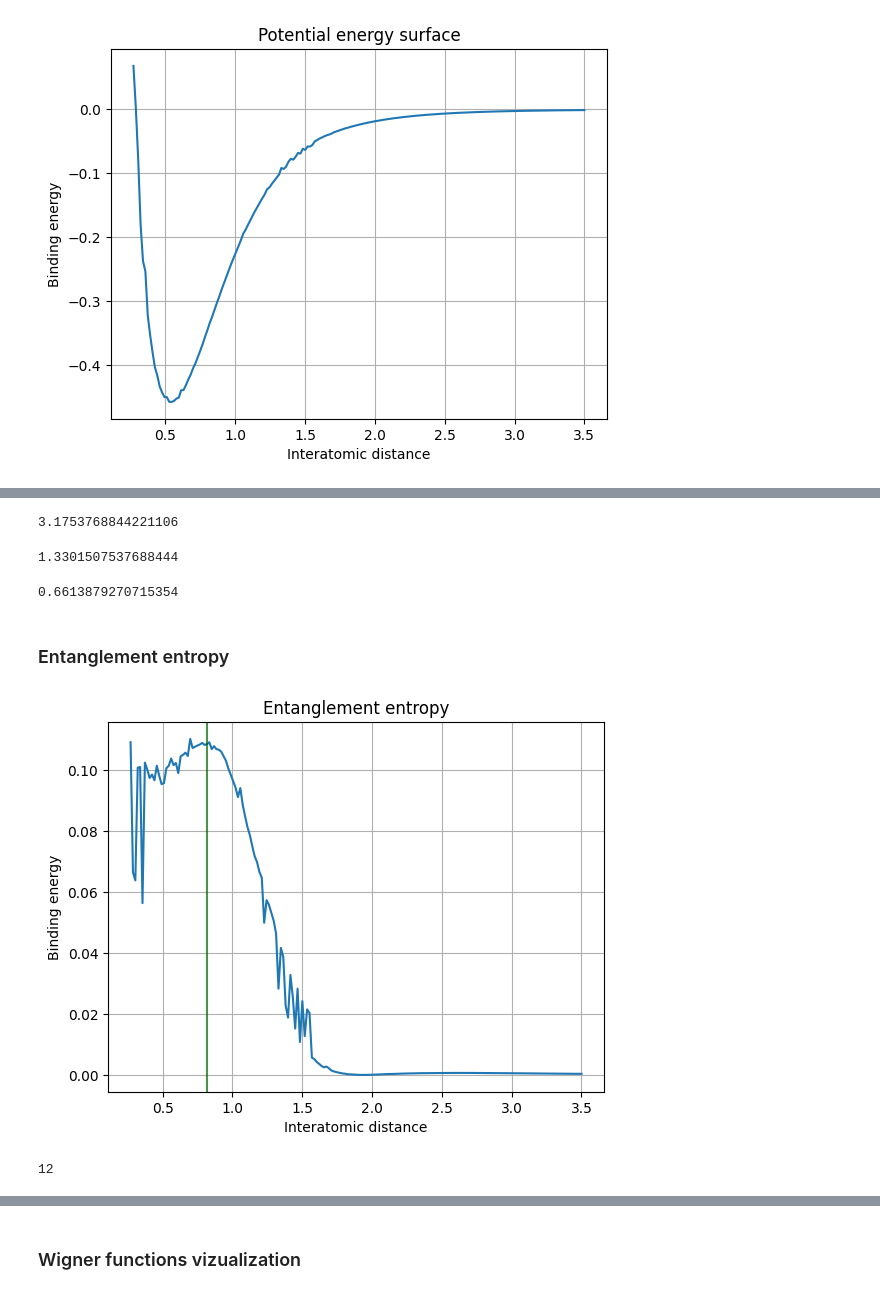
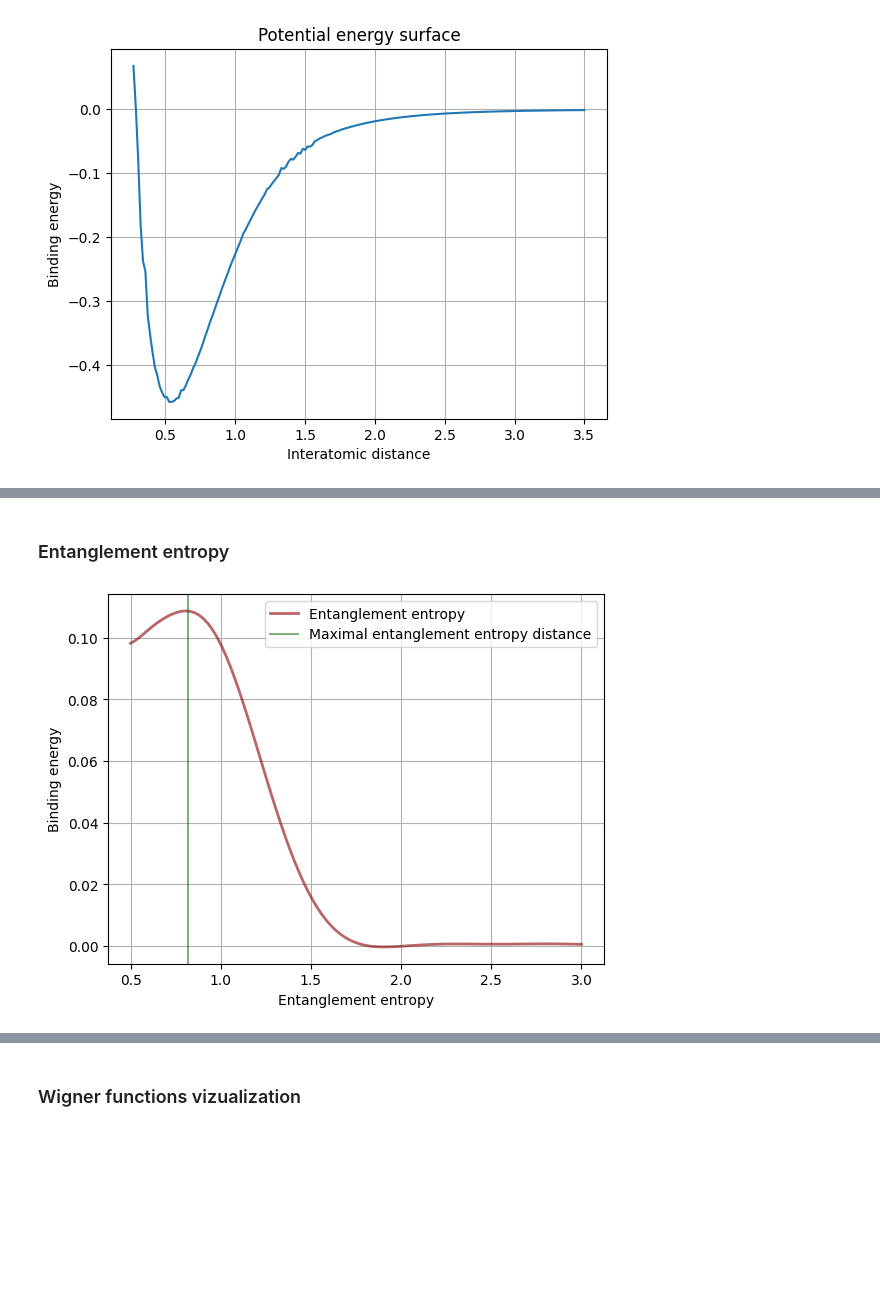
Before and after one commit to MatthieuSarkis/Long-range-intermolecular-interactions-on-a-continuous-variable-quantum-computer, a Jupyter notebook: driver.ipynb, the cells around one changed output, grey strips where cells are left out. Saved outputs shown, nothing was run; the diff lists cells and outputs as text; code cells hidden in the pictures; blank space fills up the shorter version.

Commit message:
finished first version of plots

```diff
--- a/driver.ipynb
+++ b/driver.ipynb
@@ -214,46 +197,53 @@ np.argmin(binding_energies[angle_idx, start:])
-# %%
-distances[180]
-# %% [output]
-3.1753768844221106
-# %%
-distances[72]
-# %% [output]
-1.3301507537688444
-# %%
-thetas[8]
-# %% [output]
-0.6613879270715354
 # %% [markdown]
 ### Entanglement entropy
+# %%
+from math import exp
+
+def entropy_fit(r):
+    expr = (1354.1190287327627 + 69.57059464705372/r**6 - 589.0017867913149/r**5 + 2177.9948912201044/r**4 - 4485.60849646864/r**3 + 5528.745912907768/r**2 - 3988.1254971335707/r + 203.0086635377917*r - 420.62415056426846*r**2 + 192.6852057844995*r**3 - 45.45103486645947*r**4 + 5.6428967627556075*r**5 - 0.292282473955571*r**6)/(-1 + exp(3.340009074510866/r))
+
+    return expr
 # %%
 angle_idx = 7
-start = startingDistance[angle_idx - 1]
+start = startingDistance[angle_idx - 1] + 6
 
 def plot_entropy(
     distance_array: np.ndarray,
     entropy_array: np.ndarray
 ) -> None:
 
     fig, axes = plt.subplots(nrows=1, ncols=1)
     #axes.scatter(distance_array[4:], binding_energy_array[4:], s=10)
-    axes.plot(distance_array, entropy_array)
-    axes.set_xlabel('Interatomic distance')
+    #axes.scatter(
+    #    distance_array[start::3],
+    #    entropy_array[start::3],
+    #    s=20,
+    #    c='darkblue',
+    #    marker='*',
+    #    alpha=0.3
+    #)
+    line0, = axes.plot(
+        np.linspace(0.5, 3.0, 100),
+        [entropy_fit(r) for r in np.linspace(0.5, 3.0, 100)],
+        c='darkred',
+        alpha=0.6,
+        label='Entanglement entropy',
+        linewidth=2
+    )
+
+    axes.set_xlabel('Entanglement entropy')
     axes.set_ylabel('Binding energy')
     axes.grid(True)
-    axes.set_title('Entanglement entropy')
+    #axes.set_title('Entanglement entropy')
 
-    line1 = axes.axvline(x=0.81758794, label='Smallest tolerated angle', c='darkgreen', alpha=0.7)
-
+    line1 = axes.axvline(x=0.81758794, label='Maximal entanglement entropy distance', c='darkgreen', alpha=0.5)
+    axes.legend(handles=[line0, line1])
     plt.show()
     #plt.savefig(save_path, dpi=300, transparent=False, bbox_inches='tight')
 
 plot_entropy(
     distance_array=distances[start:],
     entropy_array=entropy_array[angle_idx, start:]
 )
 # %% [output]
-[figure, old version]
+[figure, new version]
-# %%
-startingDistance[7]
-# %% [output]
-12
```
Also changed, not shown: parts of 15 cells of this notebook, 1 other file.
